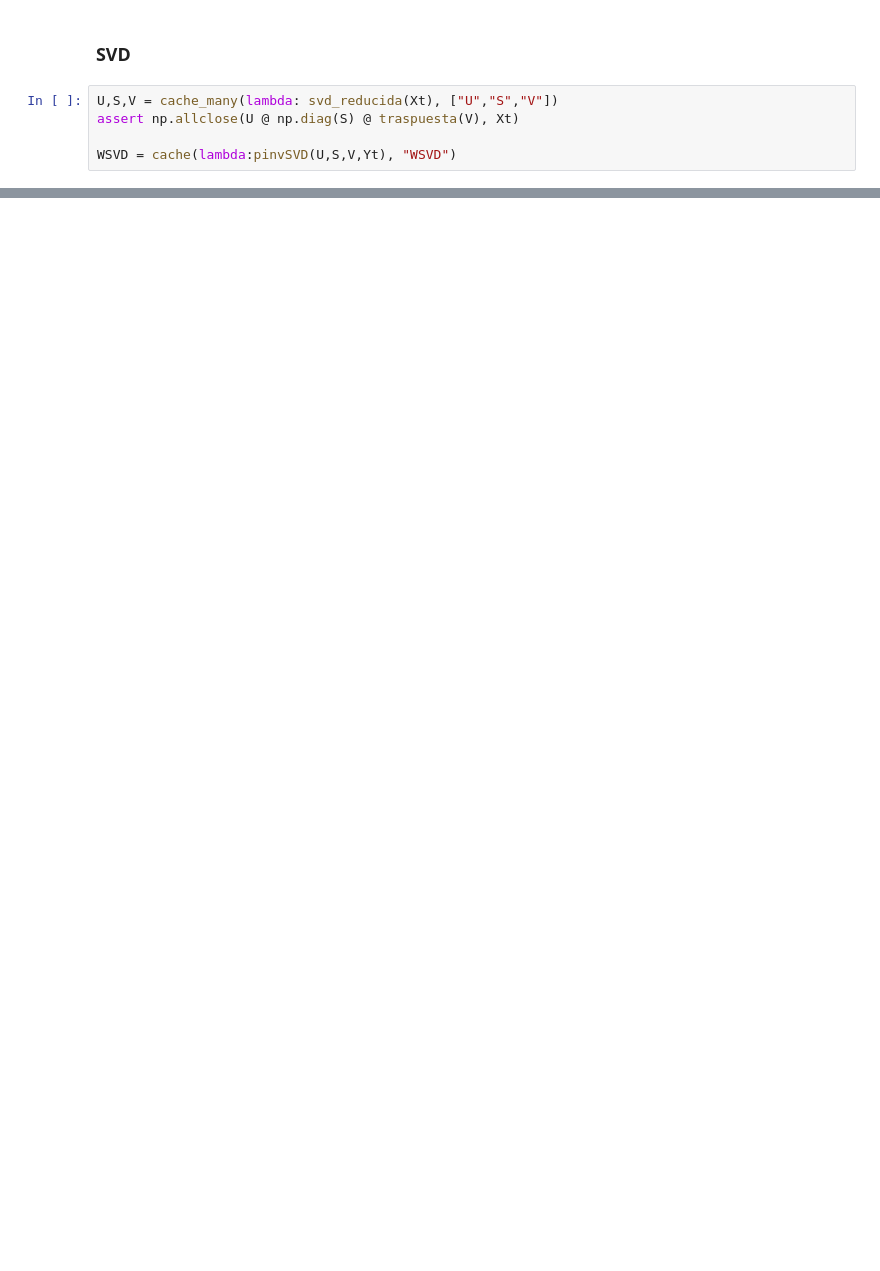
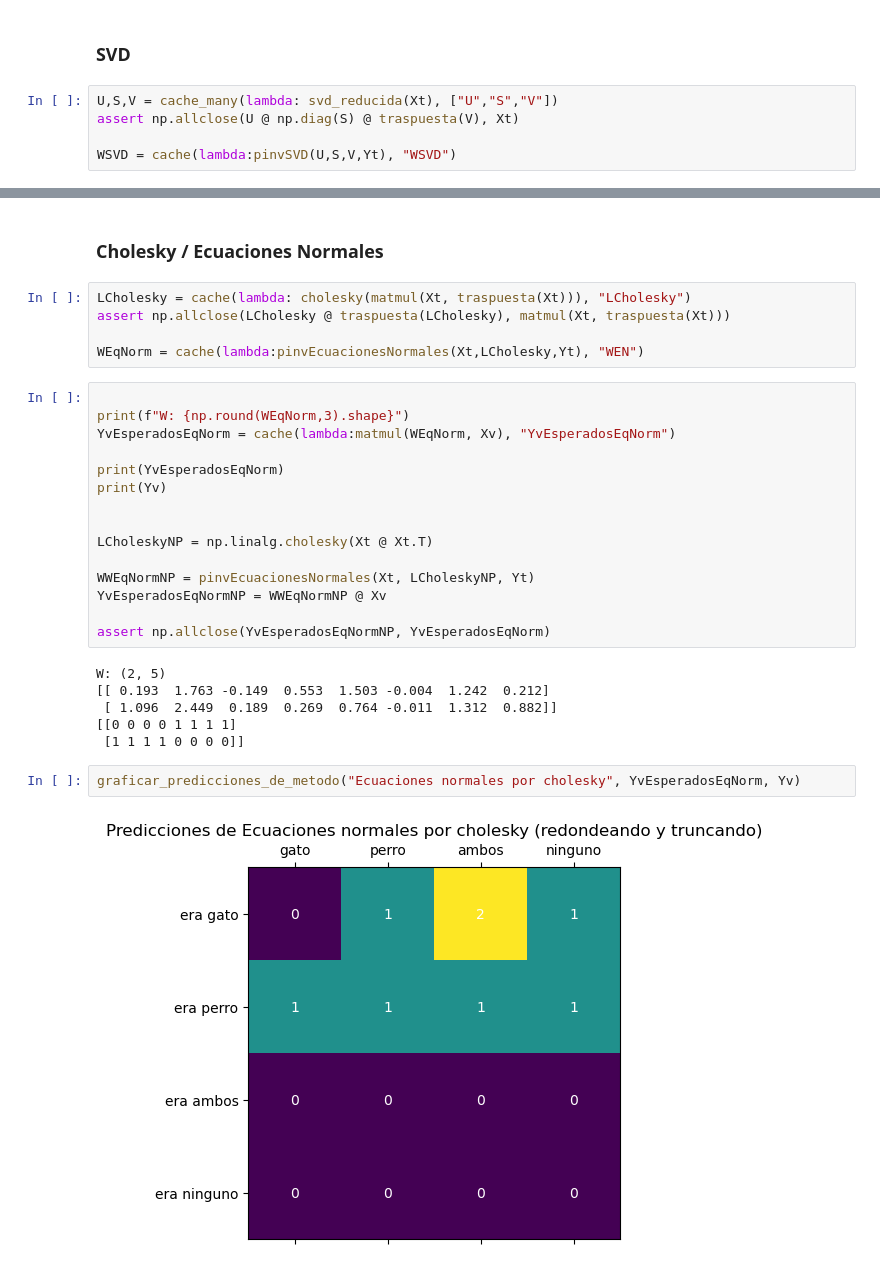
Before and after one commit to Jeremias01/TpYLabosAlc, a Jupyter notebook: TP/alc.ipynb, the cells around one changed output, grey strips where cells are left out. Saved outputs shown, nothing was run; the diff lists cells and outputs as text; blank space fills up the shorter version.

Commit message:
cholesky posiblemente funcionando

```diff
--- a/TP/alc.ipynb
+++ b/TP/alc.ipynb
@@ -198,0 +246,32 @@ graficar_predicciones_de_metodo("SVD", YvEsperadosSVD, Yv)
+# %% [markdown]
+### Cholesky / Ecuaciones Normales
+# %%
+LCholesky = cache(lambda: cholesky(matmul(Xt, traspuesta(Xt))), "LCholesky")
+assert np.allclose(LCholesky @ traspuesta(LCholesky), matmul(Xt, traspuesta(Xt)))
+
+WEqNorm = cache(lambda:pinvEcuacionesNormales(Xt,LCholesky,Yt), "WEN")
+# %%
+
+print(f"W: {np.round(WEqNorm,3).shape}")
+YvEsperadosEqNorm = cache(lambda:matmul(WEqNorm, Xv), "YvEsperadosEqNorm")
+
+print(YvEsperadosEqNorm)
+print(Yv)
+
+
+LCholeskyNP = np.linalg.cholesky(Xt @ Xt.T)
+
+WWEqNormNP = pinvEcuacionesNormales(Xt, LCholeskyNP, Yt)
+YvEsperadosEqNormNP = WWEqNormNP @ Xv
+
+assert np.allclose(YvEsperadosEqNormNP, YvEsperadosEqNorm)
+# %% [output]
+W: (2, 5)
+[[ 0.193  1.763 -0.149  0.553  1.503 -0.004  1.242  0.212]
+ [ 1.096  2.449  0.189  0.269  0.764 -0.011  1.312  0.882]]
+[[0 0 0 0 1 1 1 1]
+ [1 1 1 1 0 0 0 0]]
+# %%
+graficar_predicciones_de_metodo("Ecuaciones normales por cholesky", YvEsperadosEqNorm, Yv)
+# %% [output]
+[figure, added]
```
Also changed, not shown: parts of 10 cells of this notebook, 2 other files.
